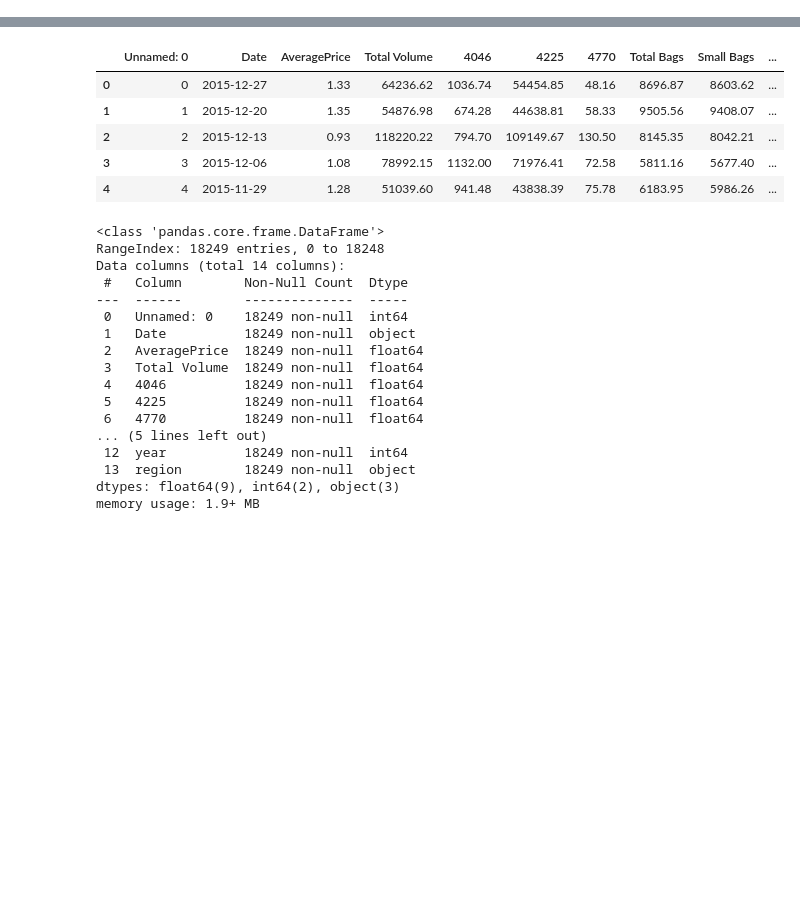
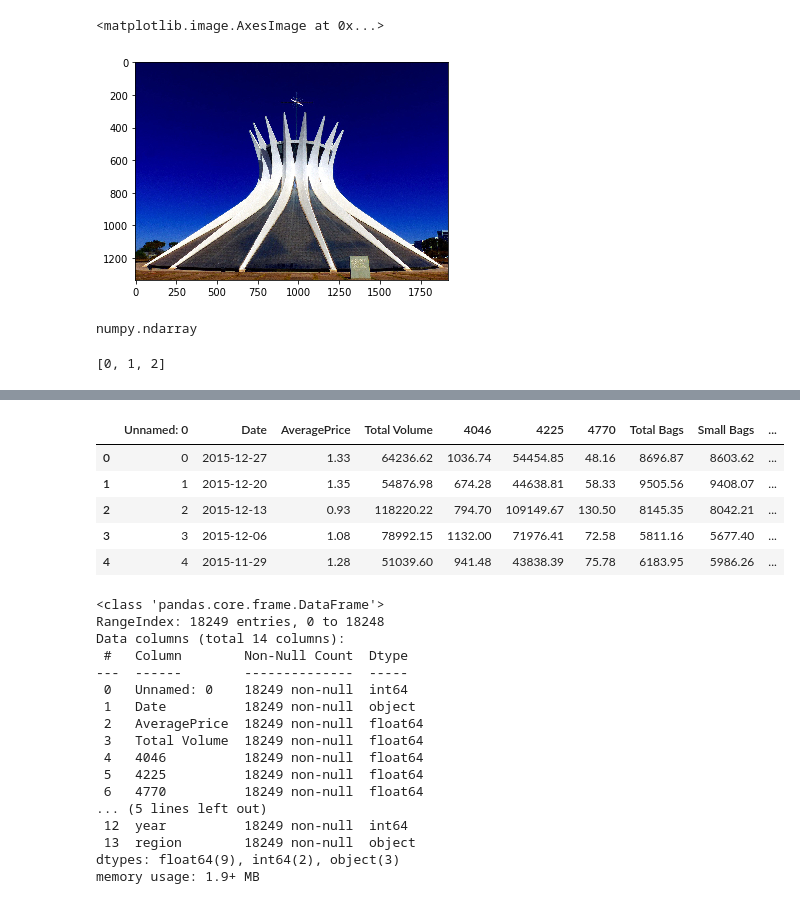
Before and after one commit to raquelcreis/CastoresIndomaveis, a Jupyter notebook: notebooks/aula005_matplotlib.ipynb, the cells around one changed output, grey strips where cells are left out. Cells and saved outputs as stored; diff of their text form; code cells hidden in the pictures; blank space fills up the shorter version.

```diff
--- a/notebooks/aula005_matplotlib.ipynb
+++ b/notebooks/aula005_matplotlib.ipynb
@@ -5,0 +38,3 @@ df = pd.read_csv('../data/avocado.csv')
+# %%
+imagem1 = mpimg.imread('../imgs/brasilia.jpg')
+imagem1
@@ -5,0 +59,13 @@ df = pd.read_csv('../data/avocado.csv')
+# %%
+plt.imshow(imagem1)
+# %% [output]
+<matplotlib.image.AxesImage at 0x...>
+[figure, added]
+# %%
+type(imagem1)
+# %% [output]
+numpy.ndarray
+# %%
+list(range(3))
+# %% [output]
+[0, 1, 2]
```
Also changed, not shown: parts of 9 cells of this notebook, 3 other files.
